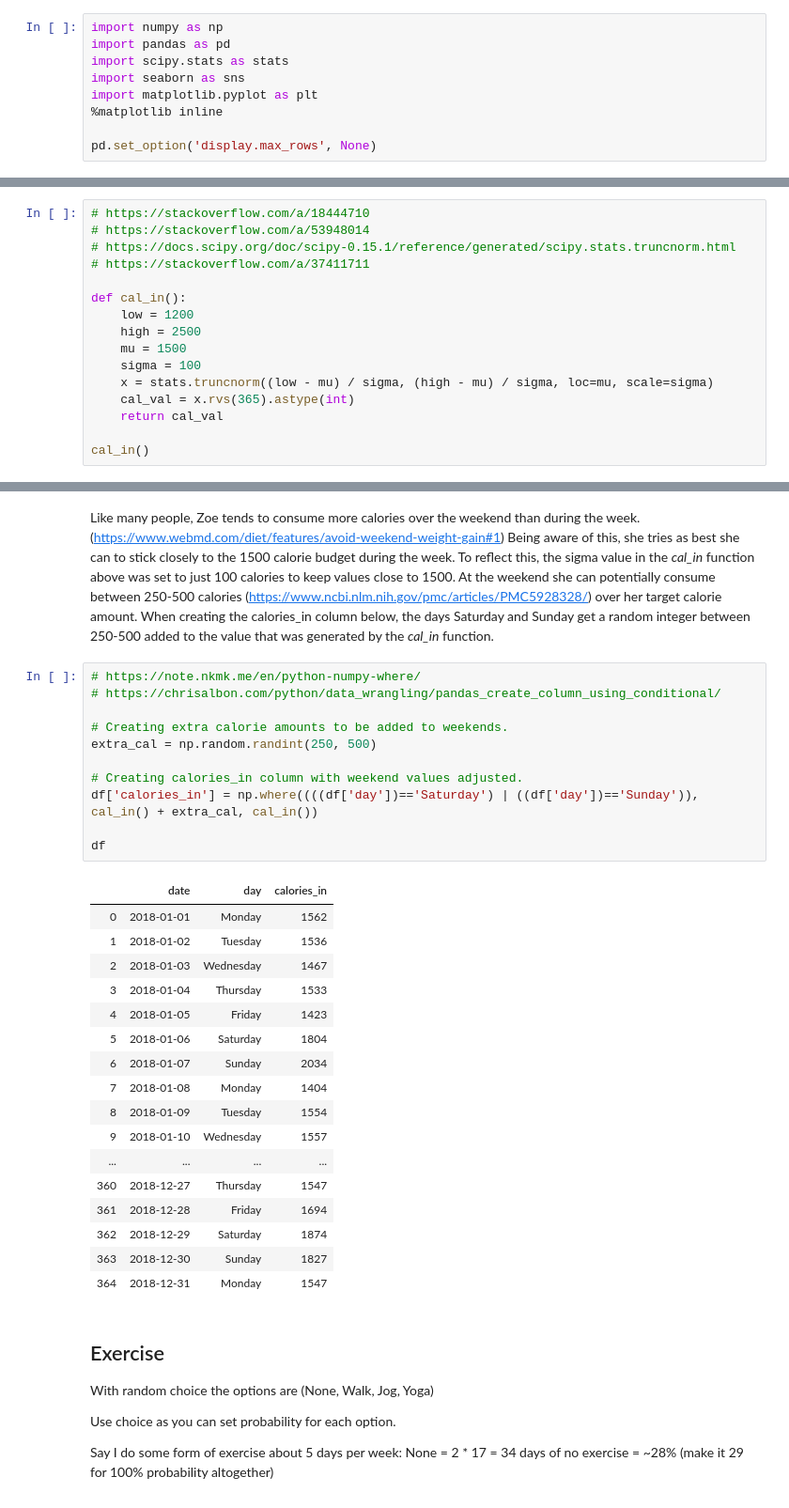
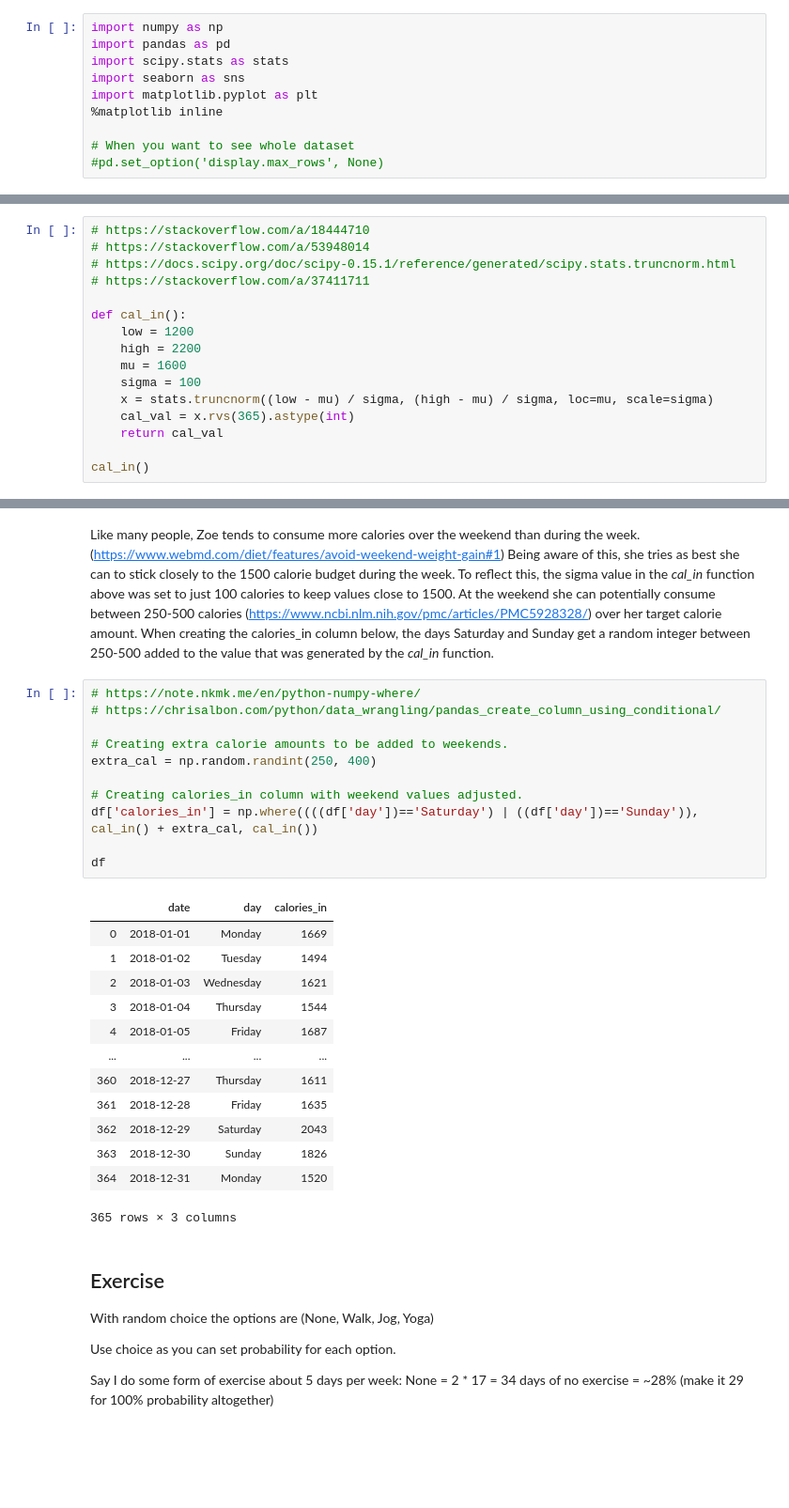
Before and after one commit to jennifer-ryan/data-set-simulation, a Jupyter notebook: Dataset Simulation.ipynb, the cells around one changed output, grey strips where cells are left out. Shown: that part at 94% size. Cells and saved outputs as stored; diff of their text form; blank space fills up the shorter version.

```diff
--- a/Dataset Simulation.ipynb
+++ b/Dataset Simulation.ipynb
@@ -42,7 +42,8 @@ import seaborn as sns
 import matplotlib.pyplot as plt
 %matplotlib inline
 
-pd.set_option('display.max_rows', None)
+# When you want to see whole dataset
+#pd.set_option('display.max_rows', None)
 # %% [markdown]
 ## Time
 
@@ -236,8 +228,8 @@ The numbers are converted to integer values as no one would realistically track
 
 def cal_in():
     low = 1200
-    high = 2500
-    mu = 1500
+    high = 2200
+    mu = 1600
     sigma = 100
     x = stats.truncnorm((low - mu) / sigma, (high - mu) / sigma, loc=mu, scale=sigma)
     cal_val = x.rvs(365).astype(int)
@@ -276,32 +268,28 @@ Like many people,  Zoe tends to consume more calories over the weekend than duri
 # %%
 # https://note.nkmk.me/en/python-numpy-where/
 # https://chrisalbon.com/python/data_wrangling/pandas_create_column_using_conditional/
 
 # Creating extra calorie amounts to be added to weekends.
-extra_cal = np.random.randint(250, 500)
+extra_cal = np.random.randint(250, 400)
 
 # Creating calories_in column with weekend values adjusted.
 df['calories_in'] = np.where((((df['day'])=='Saturday') | ((df['day'])=='Sunday')), cal_in() + extra_cal, cal_in())
 
 df
 # %% [output]
 |  | date | day | calories_in |
-| 0 | 2018-01-01 | Monday | 1562 |
-| 1 | 2018-01-02 | Tuesday | 1536 |
-| 2 | 2018-01-03 | Wednesday | 1467 |
-| 3 | 2018-01-04 | Thursday | 1533 |
-| 4 | 2018-01-05 | Friday | 1423 |
-| 5 | 2018-01-06 | Saturday | 1804 |
-| 6 | 2018-01-07 | Sunday | 2034 |
-| 7 | 2018-01-08 | Monday | 1404 |
-| 8 | 2018-01-09 | Tuesday | 1554 |
-| 9 | 2018-01-10 | Wednesday | 1557 |
+| 0 | 2018-01-01 | Monday | 1669 |
+| 1 | 2018-01-02 | Tuesday | 1494 |
+| 2 | 2018-01-03 | Wednesday | 1621 |
+| 3 | 2018-01-04 | Thursday | 1544 |
+| 4 | 2018-01-05 | Friday | 1687 |
 | ... | ... | ... | ... |
-| 360 | 2018-12-27 | Thursday | 1547 |
-| 361 | 2018-12-28 | Friday | 1694 |
-| 362 | 2018-12-29 | Saturday | 1874 |
-| 363 | 2018-12-30 | Sunday | 1827 |
-| 364 | 2018-12-31 | Monday | 1547 |
+| 360 | 2018-12-27 | Thursday | 1611 |
+| 361 | 2018-12-28 | Friday | 1635 |
+| 362 | 2018-12-29 | Saturday | 2043 |
+| 363 | 2018-12-30 | Sunday | 1826 |
+| 364 | 2018-12-31 | Monday | 1520 |
+365 rows × 3 columns
 # %% [markdown]
 ## Exercise
 
```
Also changed, not shown: parts of 29 cells of this notebook.
